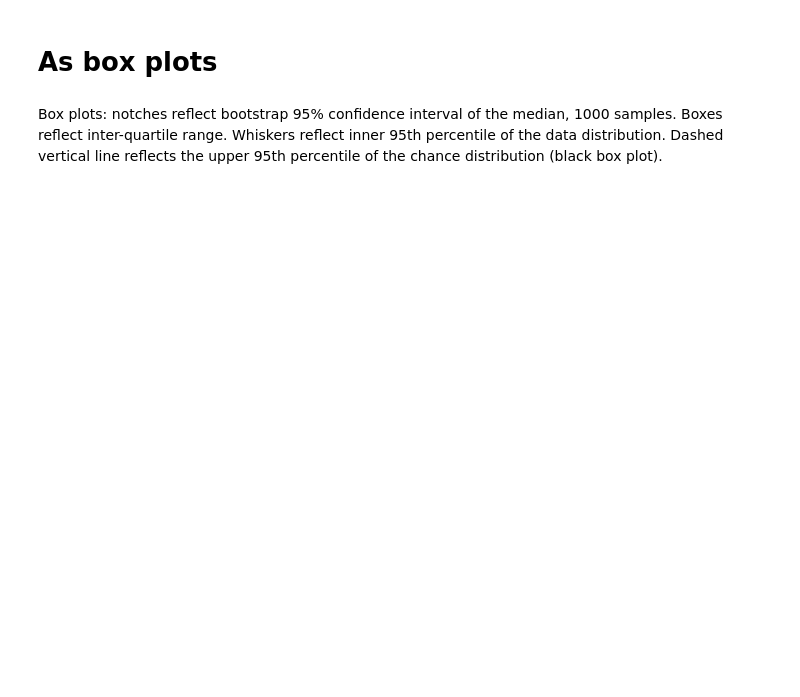
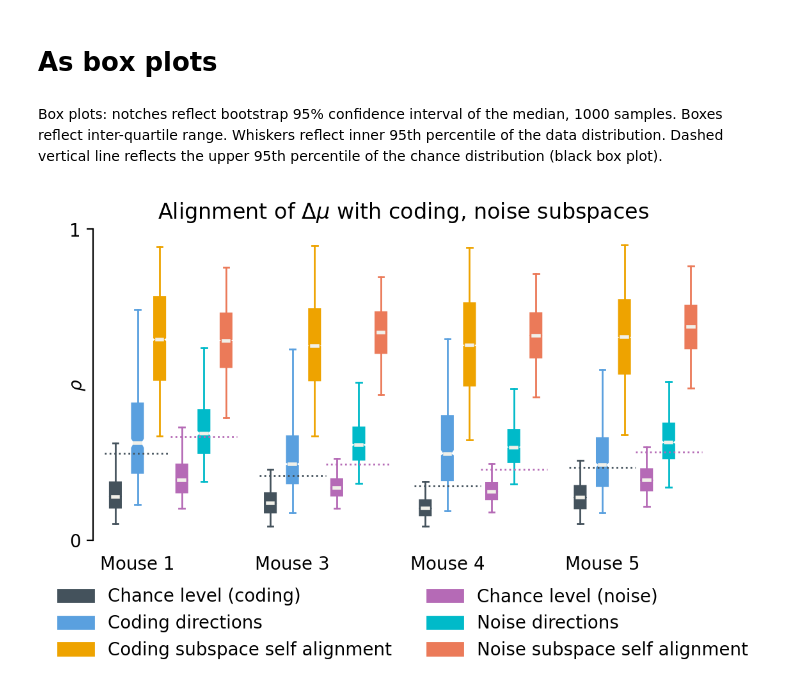
Before and after one commit to michaelerule/Loback_et_al, a Jupyter notebook: Version 2/Rule/F4D_v4p0.ipynb, the cells around one changed output. Saved outputs shown, nothing was run; the diff lists cells and outputs as text; code cells hidden in the pictures; blank space fills up the shorter version.

```diff
--- a/Version 2/Rule/F4D_v4p0.ipynb
+++ b/Version 2/Rule/F4D_v4p0.ipynb
@@ -287,34 +293,36 @@ for ia,animal in enumerate([1,3,4,5]):
                      patch_artist=True,
                      whis=[2.5, 97.5],
                      notch=True,
                      bootstrap=1000,
                      medianprops={'linewidth':2,'color':WHITE})
 
         nicebp(bp[i],color=color,linewidth=1)
         if i==0 or i==3:
             py = percentile(distr,95)
             px = ia*(N+1)+i+0.5
             plot([px,px+3],[py,py],lw=1,color=color,linestyle=':',zorder=1000)
 
 labels = [bp[i]["boxes"][0] for i in range(6)]
 baselegend(labels, ['Chance level (coding)',
                 'Coding directions',
                 'Coding subspace self alignment',
                 'Chance level (noise)',
                 'Noise directions',
                 'Noise subspace self alignment'],
           ncol=2)
 
 simpleraxis()
 yticks([0,1])
 xticks([])
 xlim(0,4*(1+N))
 fudgey()
 ylabel(r'$\rho$')
 title('Alignment of $\Delta\mu$ with coding, noise subspaces')
 
 tight_layout()
-savefigure('Alignment_unnormalized_2')
+savefigure('Alignment_unnormalized_2',snap=False)
+# %% [output]
+[figure, added]
 # %%
 figure(figsize=(6,4))
 
```
Also changed, not shown: parts of 2 cells of this notebook, 2 other files.
